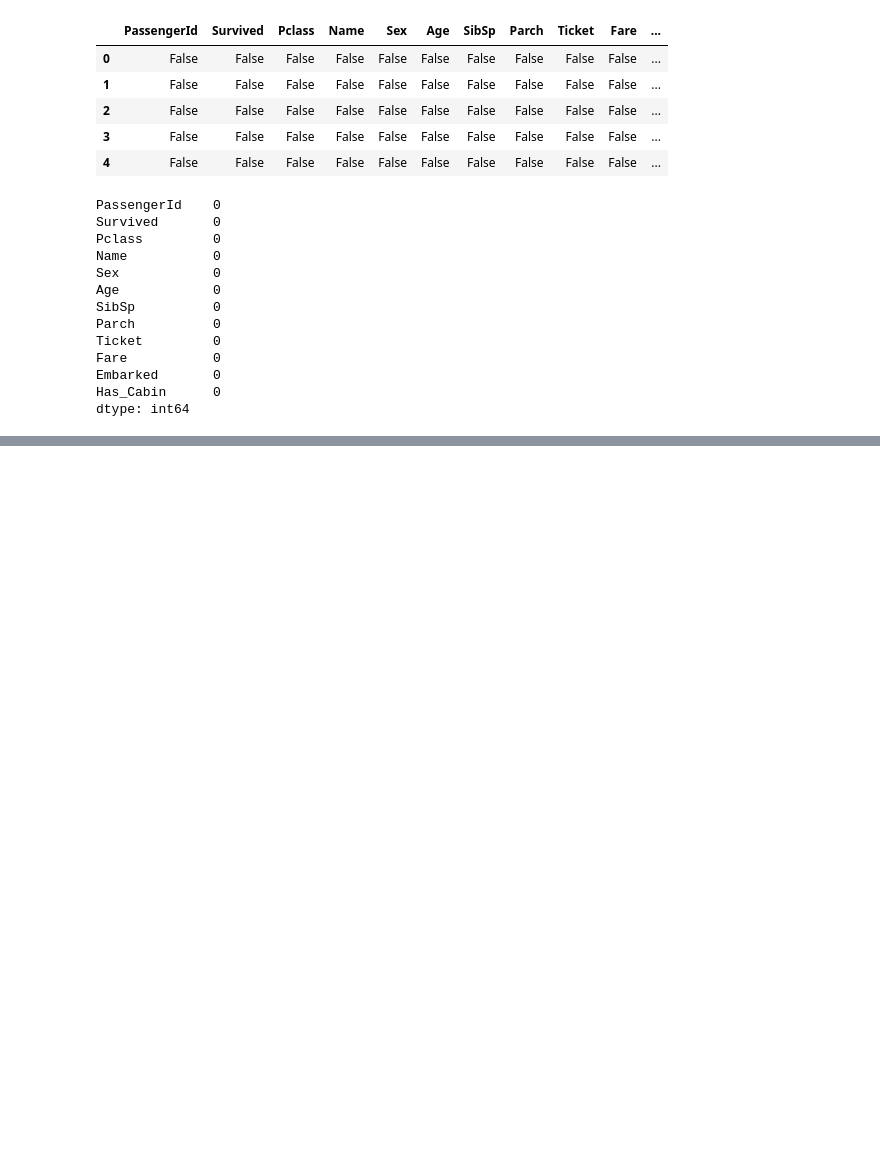
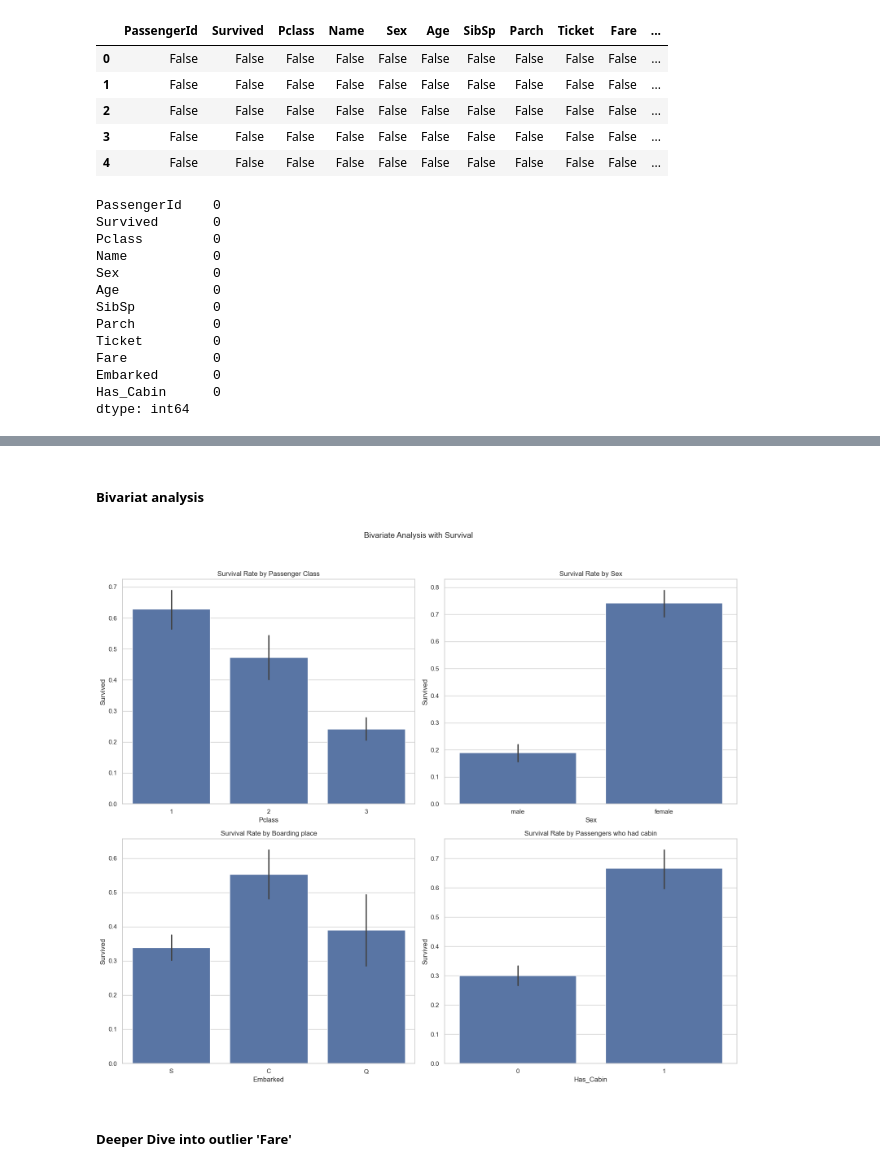
Before and after one commit to Py-Ninad/21Days_21Projects, a Jupyter notebook: Project_1 Data Storytelling.ipynb, the cells around one changed output, grey strips where cells are left out. Drawn from its saved outputs; the diff is of its cells as text; code cells hidden in the pictures; blank space fills up the shorter version.

Commit message:
end to end data analsys done on this file

```diff
--- a/Project_1 Data Storytelling.ipynb
+++ b/Project_1 Data Storytelling.ipynb
@@ -334,0 +339,22 @@ Text(0.5, 1.0, 'Fare Distribution')
+# %% [markdown]
+##### Bivariat analysis
+# %%
+fig, axes = plt.subplots(2,2,figsize=(16,14))
+fig.suptitle('Bivariate Analysis with Survival',fontsize=14)
+
+# Pclass vs Survived
+sns.barplot(ax=axes[0,0],x='Pclass',y='Survived',data=df).set_title('Survival Rate by Passenger Class')
+
+# Sex vs Survived
+sns.barplot(ax=axes[0,1],x='Sex',y='Survived',data=df).set_title('Survival Rate by Sex')
+
+# Embarked vs Survived
+sns.barplot(ax=axes[1,0],x='Embarked',y='Survived',data=df).set_title('Survival Rate by Boarding place')
+
+# Has_Cabin vs Survived
+sns.barplot(ax=axes[1,1],x='Has_Cabin',y='Survived',data=df).set_title('Survival Rate by Passengers who had cabin')
+
+plt.tight_layout(rect=[0,0,1,0.95])
+plt.show()
+# %% [output]
+[figure, added]
@@ -334,0 +363,2 @@ Text(0.5, 1.0, 'Fare Distribution')
+# %% [markdown]
+##### Deeper Dive into outlier 'Fare'
```
Also changed, not shown: parts of 30 cells of this notebook.
